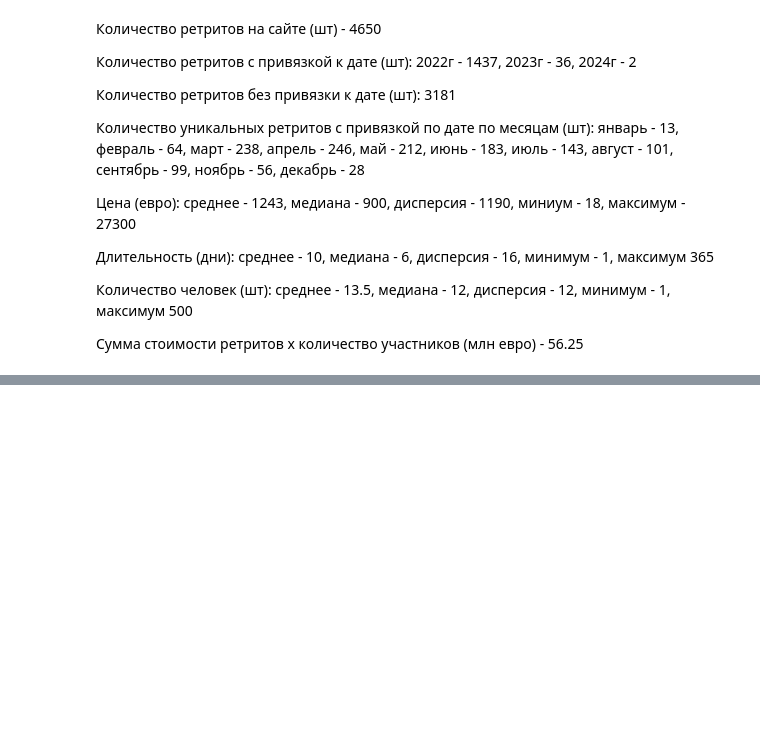
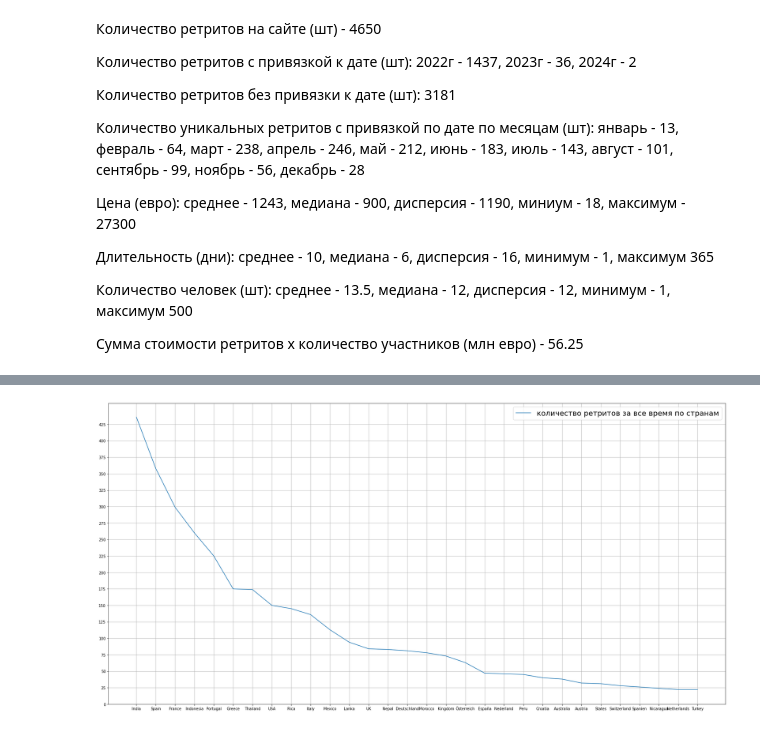
Before and after one commit to ArmageddonReloadedDK/astro, a Jupyter notebook: 01 - htmlParsers.ipynb, the cells around one changed output, grey strips where cells are left out. Saved outputs shown, nothing was run; the diff lists cells and outputs as text; code cells hidden in the pictures; blank space fills up the shorter version.

```diff
--- a/01 - htmlParsers.ipynb
+++ b/01 - htmlParsers.ipynb
@@ -574,3 +576,15 @@ for  month_comp in range(1,13):
 Количество человек (шт): среднее - 13.5, медиана - 12, дисперсия - 12, минимум - 1, максимум 500
 
 Сумма стоимости ретритов х количество участников (млн евро) - 56.25
+# %%
+cleaned_data=pd.read_csv('bookyogaretreat.csv')
+# %%
+contries=[]
+for line in cleaned_data.values:
+    cnt=line[-3]
+    cnt=cnt.split(' ')[-1]
+    if cnt!='on' and cnt!='':
+        contries.append(cnt)
+contries.sort()
+contries=contries[114:]
+contries
@@ -576,0 +609,20 @@ for  month_comp in range(1,13):
+# %%
+values = contries
+counts = Counter(values)
+contries_x=[]
+contries_y=[]
+for k, count in counts.most_common():
+    contries_x.append(k)
+    contries_y.append(count)
+#     print(k, count * 'x')
+# %%
+N=30
+plt.figure(figsize=(30,15))
+plt.plot(contries_x[:N],contries_y[:N])
+plt.yticks(np.arange(0,450,25))
+plt.grid(True)
+plt.legend(['количество ретритов за все время по странам'],fontsize=20)
+plt.savefig('ретриты по странам.png')
+plt.show()
+# %% [output]
+[figure, added]
```
Also changed, not shown: parts of 2 cells of this notebook.
